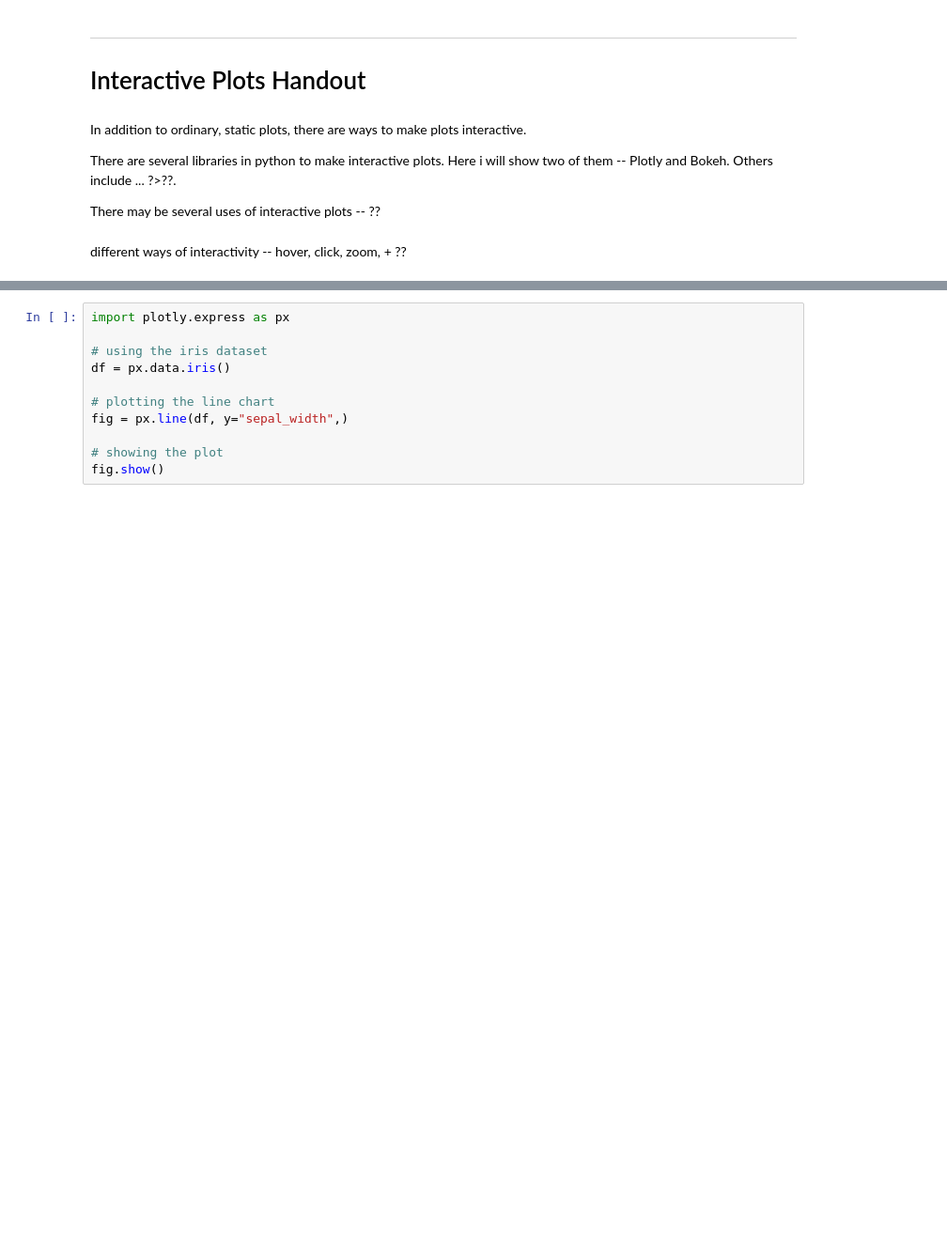
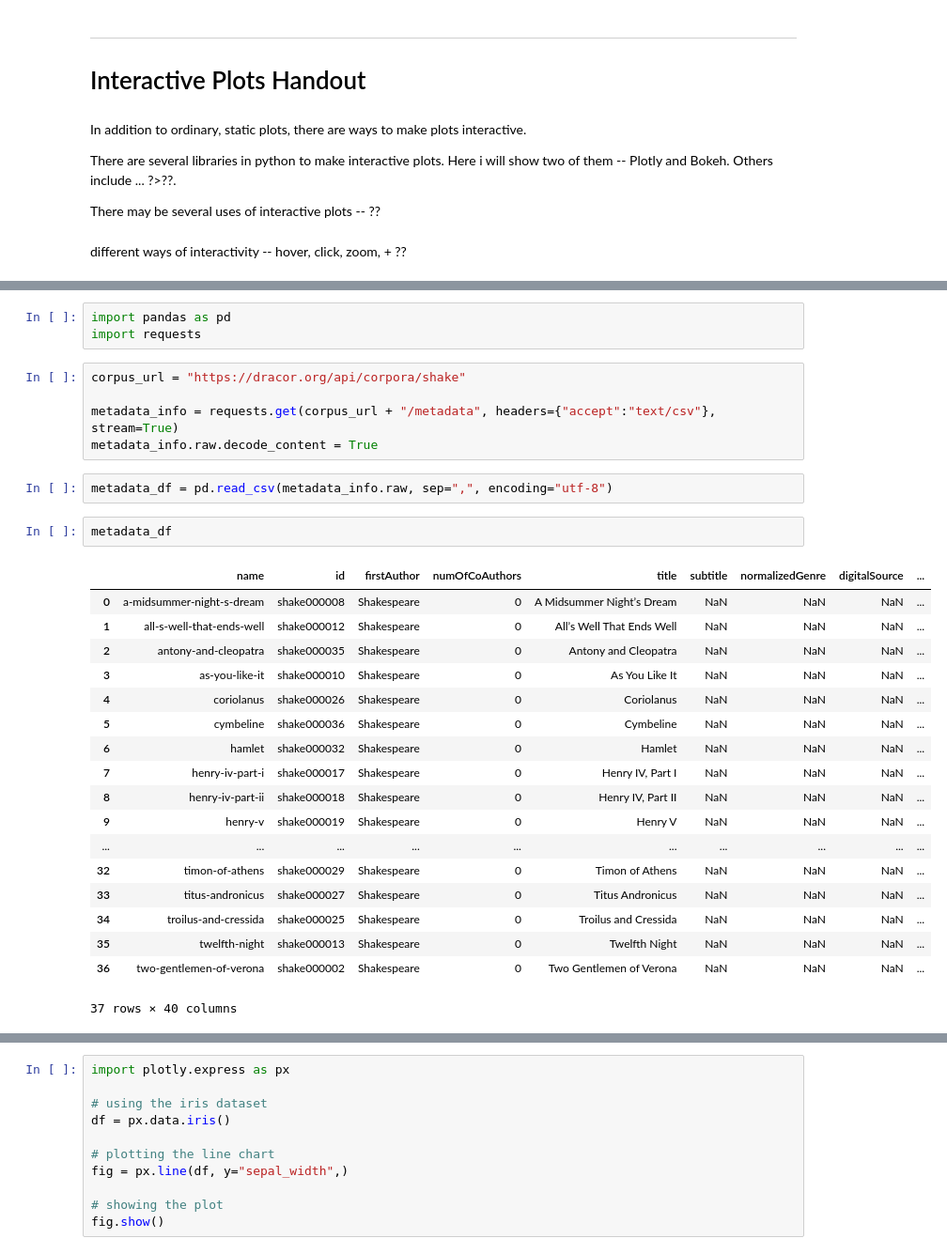
Before and after one commit to gbulg/Data-analysis-class, a Jupyter notebook: Final_Project_handout.ipynb, the cells around one changed output, grey strips where cells are left out. Shown at 94% size. Cells and saved outputs as stored; diff of their text form; blank space fills up the shorter version.

```diff
--- a/Final_Project_handout.ipynb
+++ b/Final_Project_handout.ipynb
@@ -18,0 +24,31 @@ different ways of interactivity -- hover, click, zoom, + ??
+# %%
+import pandas as pd
+import requests
+# %%
+corpus_url = "https://dracor.org/api/corpora/shake"
+
+metadata_info = requests.get(corpus_url + "/metadata", headers={"accept":"text/csv"}, stream=True)
+metadata_info.raw.decode_content = True
+# %%
+metadata_df = pd.read_csv(metadata_info.raw, sep=",", encoding="utf-8")
+# %%
+metadata_df
+# %% [output]
+|  | name | id | firstAuthor | numOfCoAuthors | title | subtitle | normalizedGenre | digitalSource | ... |
+| 0 | a-midsummer-night-s-dream | shake000008 | Shakespeare | 0 | A Midsummer Night’s Dream | NaN | NaN | NaN | ... |
+| 1 | all-s-well-that-ends-well | shake000012 | Shakespeare | 0 | All’s Well That Ends Well | NaN | NaN | NaN | ... |
+| 2 | antony-and-cleopatra | shake000035 | Shakespeare | 0 | Antony and Cleopatra | NaN | NaN | NaN | ... |
+| 3 | as-you-like-it | shake000010 | Shakespeare | 0 | As You Like It | NaN | NaN | NaN | ... |
+| 4 | coriolanus | shake000026 | Shakespeare | 0 | Coriolanus | NaN | NaN | NaN | ... |
+| 5 | cymbeline | shake000036 | Shakespeare | 0 | Cymbeline | NaN | NaN | NaN | ... |
+| 6 | hamlet | shake000032 | Shakespeare | 0 | Hamlet | NaN | NaN | NaN | ... |
+| 7 | henry-iv-part-i | shake000017 | Shakespeare | 0 | Henry IV, Part I | NaN | NaN | NaN | ... |
+| 8 | henry-iv-part-ii | shake000018 | Shakespeare | 0 | Henry IV, Part II | NaN | NaN | NaN | ... |
+| 9 | henry-v | shake000019 | Shakespeare | 0 | Henry V | NaN | NaN | NaN | ... |
+| ... | ... | ... | ... | ... | ... | ... | ... | ... | ... |
+| 32 | timon-of-athens | shake000029 | Shakespeare | 0 | Timon of Athens | NaN | NaN | NaN | ... |
+| 33 | titus-andronicus | shake000027 | Shakespeare | 0 | Titus Andronicus | NaN | NaN | NaN | ... |
+| 34 | troilus-and-cressida | shake000025 | Shakespeare | 0 | Troilus and Cressida | NaN | NaN | NaN | ... |
+| 35 | twelfth-night | shake000013 | Shakespeare | 0 | Twelfth Night | NaN | NaN | NaN | ... |
+| 36 | two-gentlemen-of-verona | shake000002 | Shakespeare | 0 | Two Gentlemen of Verona | NaN | NaN | NaN | ... |
+37 rows × 40 columns
```
Also changed, not shown: parts of 3 cells of this notebook.
